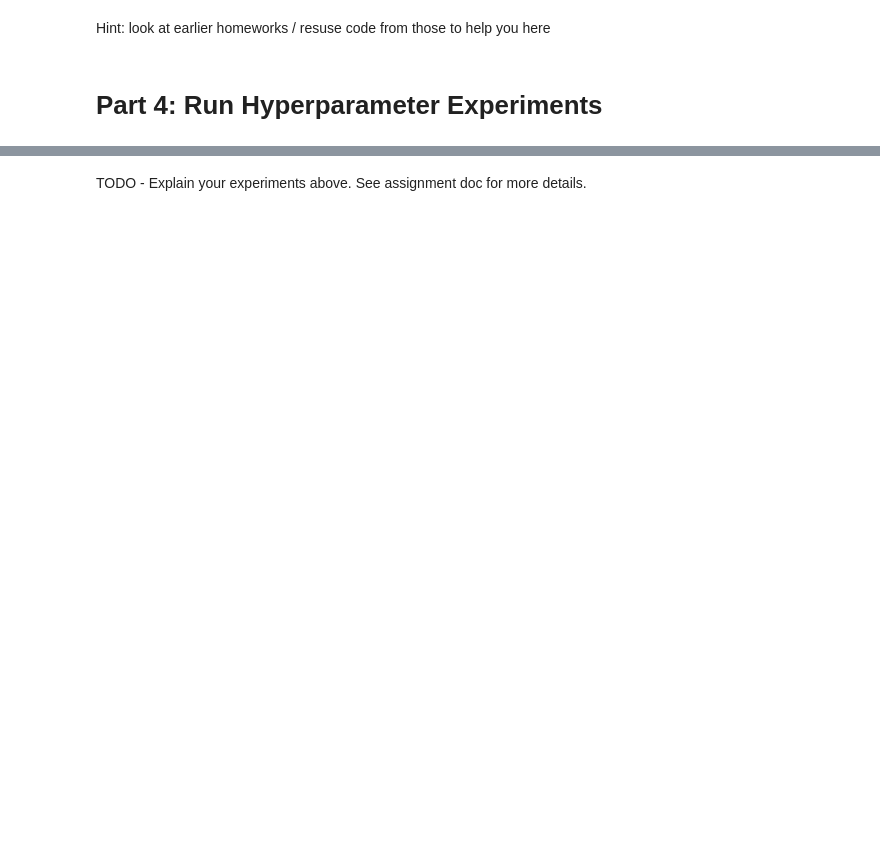
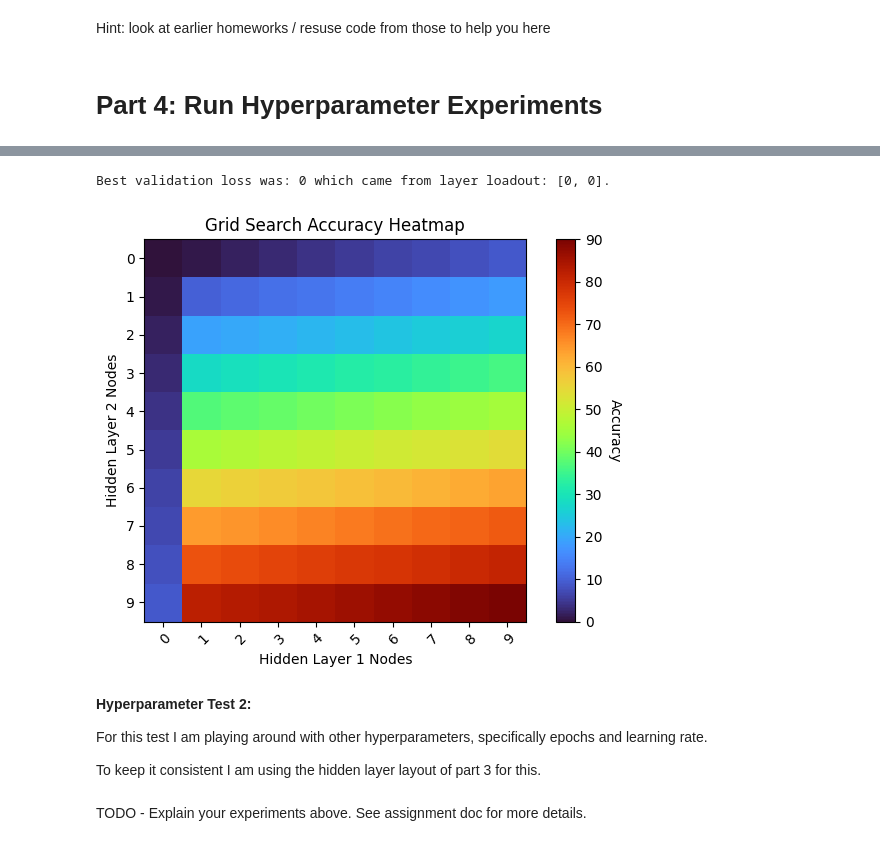
Before and after one commit to bananathrowingmachine/UniProj-OpenEndedDeepLearning, a Jupyter notebook: HW7.ipynb, the cells around one changed output, grey strips where cells are left out. Drawn from its saved outputs; the diff is of its cells as text; code cells hidden in the pictures; blank space fills up the shorter version.

Commit message:
made hyperparameter test 1

```diff
--- a/HW7.ipynb
+++ b/HW7.ipynb
@@ -257,0 +280,11 @@ Hint: look at earlier homeworks / resuse code from those to help you here
+# %%
+accuracy = []
+for i, layers in enumerate(realTestLayers):
+  model = FullyConnectedNN(x_train.shape[1], layers, 1)
+  model.to(device)
+  optimizer = optim.Adam(model.parameters(), lr=learningRate)
+  criterion = nn.L1Loss()
+
+  trainAcc, valAcc = train_model(model, x_train, y_train, epochs, speak=False)
+  accuracy.append(valAcc[-1])
+  print(f'Test for hidden layout {visualTestLayers[i]} completed with loss {accuracy[-1]}.')
@@ -258,3 +310,36 @@ Hint: look at earlier homeworks / resuse code from those to help you here
+# %%
+best = min(accuracy)
+print(f'Best validation loss was: {best} which came from layer loadout: {visualTestLayers[accuracy.index(best)]}.')
+
+accuracyGrid = np.empty((10, 10))
+for i, layers in enumerate(visualTestLayers):
+  accuracyGrid[layers[0]][layers[1]] = accuracy[i]
+fig, ax = plt.subplots()
+im = ax.imshow(accuracyGrid, cmap='turbo')
+cbar = ax.figure.colorbar(im, ax=ax)
+cbar.ax.set_ylabel('Accuracy', rotation=-90, va="bottom")
+ax.set_xticks(np.arange(10))
+ax.set_yticks(np.arange(10))
+ax.set_xticklabels(range(10))
+ax.set_yticklabels(range(10))
+ax.set_xlabel("Hidden Layer 1 Nodes")
+ax.set_ylabel("Hidden Layer 2 Nodes")
+ax.set_title("Grid Search Accuracy Heatmap")
+
+# Rotate the tick labels and set their alignment
+plt.setp(ax.get_xticklabels(), rotation=45, ha="right", rotation_mode="anchor")
+
+fig.tight_layout()
+plt.show()
+# %% [output]
+Best validation loss was: 0 which came from layer loadout: [0, 0].
+[figure, added]
+# %% [markdown]
+**Hyperparameter Test 2:**
+
+For this test I am playing around with other hyperparameters, specifically epochs and learning rate.
+
+To keep it consistent I am using the hidden layer layout of part 3 for this.
 # %%
 # TODO - perform other experiments and plot accuracies
 # %%
```
Also changed, not shown: parts of 7 cells of this notebook.
